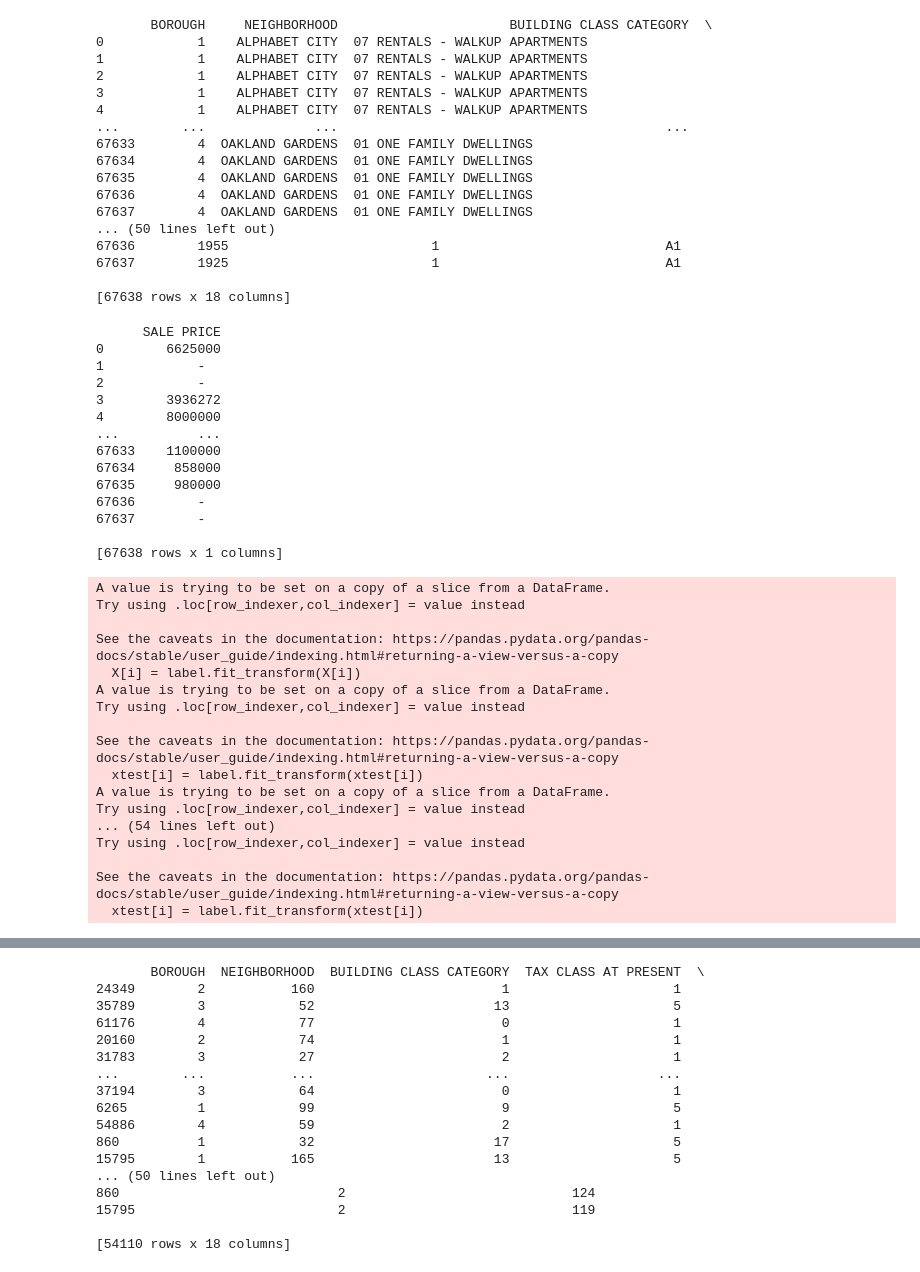
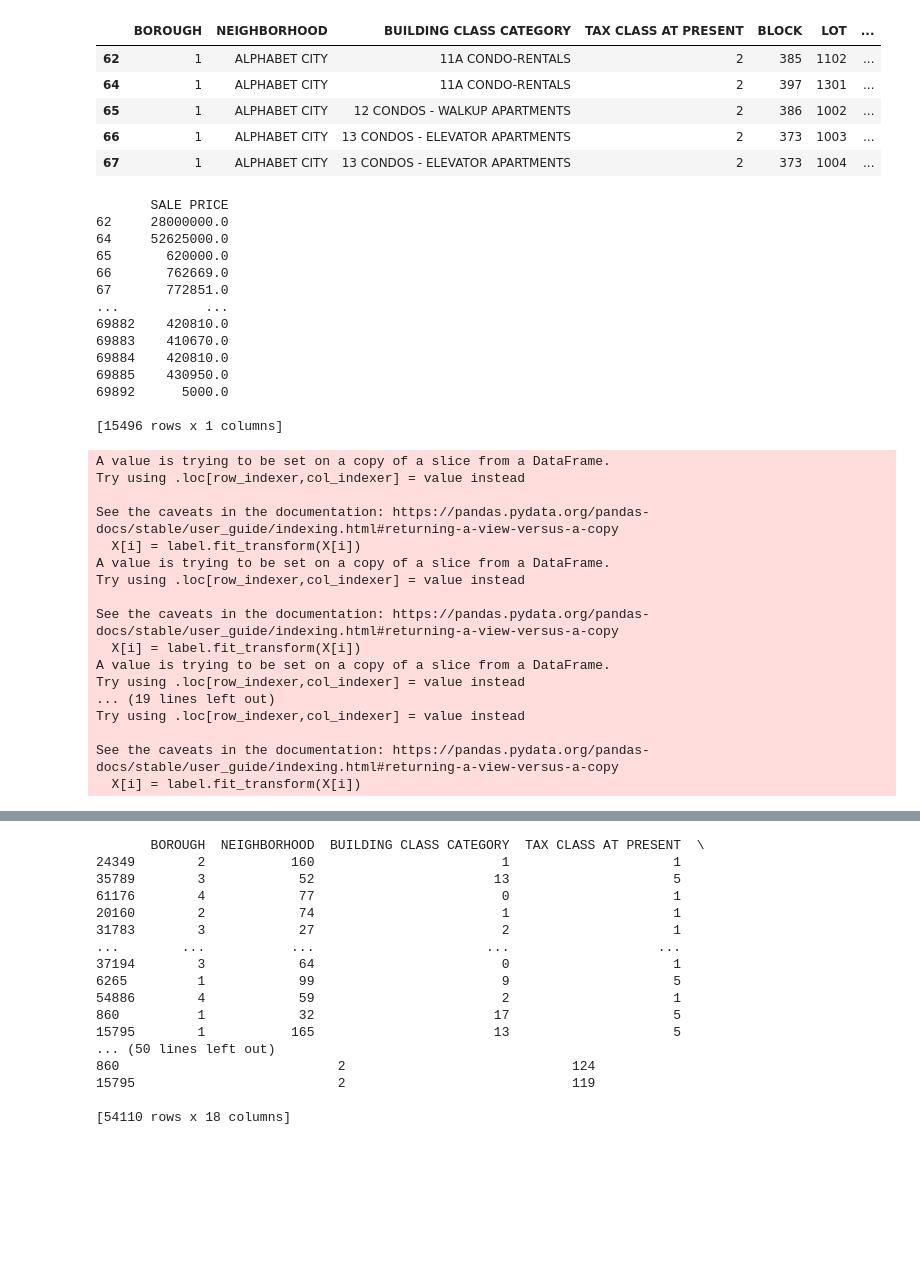
Before and after one commit to PR7175Z/Machine-Learning, a Jupyter notebook: nycpropertyprediction/model.ipynb, the cells around one changed output, grey strips where cells are left out. Cells and saved outputs as stored; diff of their text form; code cells hidden in the pictures; blank space fills up the shorter version.

```diff
--- a/nycpropertyprediction/model.ipynb
+++ b/nycpropertyprediction/model.ipynb
@@ -41,40 +17,41 @@ ytest = test[target]
-# %%
-print(X)
-# %% [output]
-       BOROUGH     NEIGHBORHOOD                      BUILDING CLASS CATEGORY  \
-0            1    ALPHABET CITY  07 RENTALS - WALKUP APARTMENTS
-1            1    ALPHABET CITY  07 RENTALS - WALKUP APARTMENTS
-2            1    ALPHABET CITY  07 RENTALS - WALKUP APARTMENTS
-3            1    ALPHABET CITY  07 RENTALS - WALKUP APARTMENTS
-4            1    ALPHABET CITY  07 RENTALS - WALKUP APARTMENTS
-...        ...              ...                                          ...
-67633        4  OAKLAND GARDENS  01 ONE FAMILY DWELLINGS
-67634        4  OAKLAND GARDENS  01 ONE FAMILY DWELLINGS
-67635        4  OAKLAND GARDENS  01 ONE FAMILY DWELLINGS
-67636        4  OAKLAND GARDENS  01 ONE FAMILY DWELLINGS
-67637        4  OAKLAND GARDENS  01 ONE FAMILY DWELLINGS
-... (50 lines left out)
-67636        1955                          1                             A1
-67637        1925                          1                             A1
-
-[67638 rows x 18 columns]
+# %%
+data = pd.read_csv('data/nycpropertysales.csv')
+# %%
+features = ['BOROUGH', 'NEIGHBORHOOD', 'BUILDING CLASS CATEGORY', 'TAX CLASS AT PRESENT', 'BLOCK', 'LOT', 'BUILDING CLASS AT PRESENT', 'ADDRESS', 'APARTMENT NUMBER', 'ZIP CODE', 'RESIDENTIAL UNITS', 'COMMERCIAL UNITS', 'TOTAL UNITS', 'LAND SQUARE FEET', 'GROSS SQUARE FEET', 'YEAR BUILT', 'TAX CLASS AT TIME OF SALE', 'BUILDING CLASS AT TIME OF SALE']
+target = ['SALE PRICE']
+
+data = data.dropna()
+
+X = data[features]
+Y = data[target]
+# %%
+
+
+X.head()
+# %% [output]
+|  | BOROUGH | NEIGHBORHOOD | BUILDING CLASS CATEGORY | TAX CLASS AT PRESENT | BLOCK | LOT | ... |
+| 62 | 1 | ALPHABET CITY | 11A CONDO-RENTALS | 2 | 385 | 1102 | ... |
+| 64 | 1 | ALPHABET CITY | 11A CONDO-RENTALS | 2 | 397 | 1301 | ... |
+| 65 | 1 | ALPHABET CITY | 12 CONDOS - WALKUP APARTMENTS | 2 | 386 | 1002 | ... |
+| 66 | 1 | ALPHABET CITY | 13 CONDOS - ELEVATOR APARTMENTS | 2 | 373 | 1003 | ... |
+| 67 | 1 | ALPHABET CITY | 13 CONDOS - ELEVATOR APARTMENTS | 2 | 373 | 1004 | ... |
 # %%
 print(Y)
 # %% [output]
-      SALE PRICE
-0        6625000
-1            -
-2            -
-3        3936272
-4        8000000
-...          ...
-67633    1100000
-67634     858000
-67635     980000
-67636        -
-67637        -
+       SALE PRICE
+62     28000000.0
+64     52625000.0
+65       620000.0
+66       762669.0
+67       772851.0
+...           ...
+69882    420810.0
+69883    410670.0
+69884    420810.0
+69885    430950.0
+69892      5000.0
 
-[67638 rows x 1 columns]
+[15496 rows x 1 columns]
 # %%
 from sklearn.preprocessing import LabelEncoder, StandardScaler
 
@@ -84,7 +61,6 @@ encodelist = ['NEIGHBORHOOD', 'BUILDING CLASS CATEGORY', 'TAX CLASS AT PRESENT',
 
 for i in encodelist:
     X[i] = label.fit_transform(X[i])
-    xtest[i] = label.fit_transform(xtest[i])
 # %% [output]
 A value is trying to be set on a copy of a slice from a DataFrame.
 Try using .loc[row_indexer,col_indexer] = value instead
@@ -95,14 +71,14 @@ A value is trying to be set on a copy of a slice from a DataFrame.
 Try using .loc[row_indexer,col_indexer] = value instead
 
 See the caveats in the documentation: https://pandas.pydata.org/pandas-docs/stable/user_guide/indexing.html#returning-a-view-versus-a-copy
-  xtest[i] = label.fit_transform(xtest[i])
+  X[i] = label.fit_transform(X[i])
 A value is trying to be set on a copy of a slice from a DataFrame.
 Try using .loc[row_indexer,col_indexer] = value instead
-... (54 lines left out)
+... (19 lines left out)
 Try using .loc[row_indexer,col_indexer] = value instead
 
 See the caveats in the documentation: https://pandas.pydata.org/pandas-docs/stable/user_guide/indexing.html#returning-a-view-versus-a-copy
-  xtest[i] = label.fit_transform(xtest[i])
+  X[i] = label.fit_transform(X[i])
 # %%
 xtrain, xvalidate, ytrain,yvalidate = train_test_split(X, Y, test_size=0.2, random_state=42)
 # %%
```
Also changed, not shown: parts of 14 cells of this notebook.
